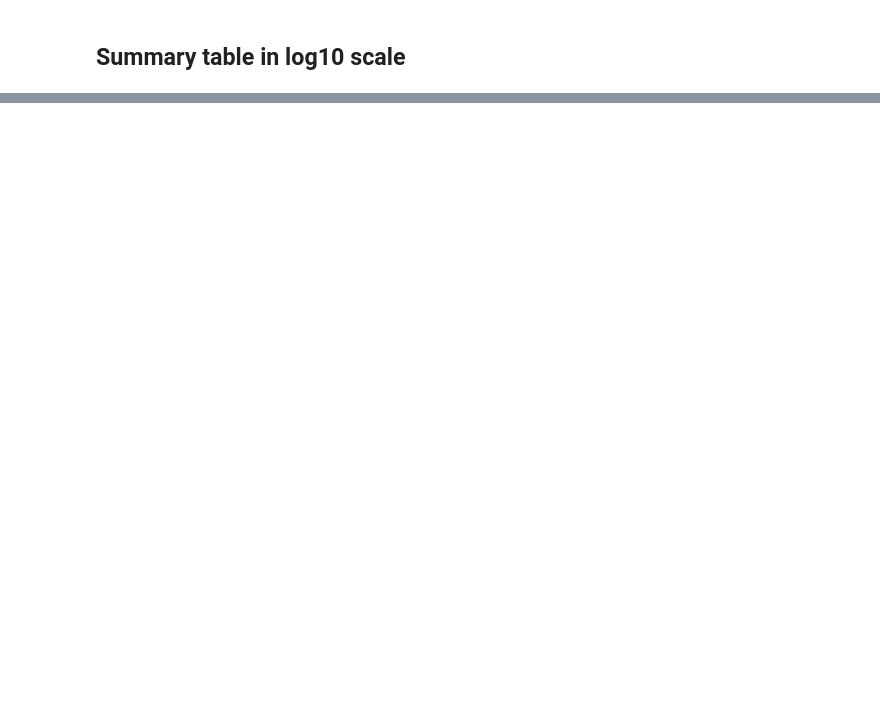
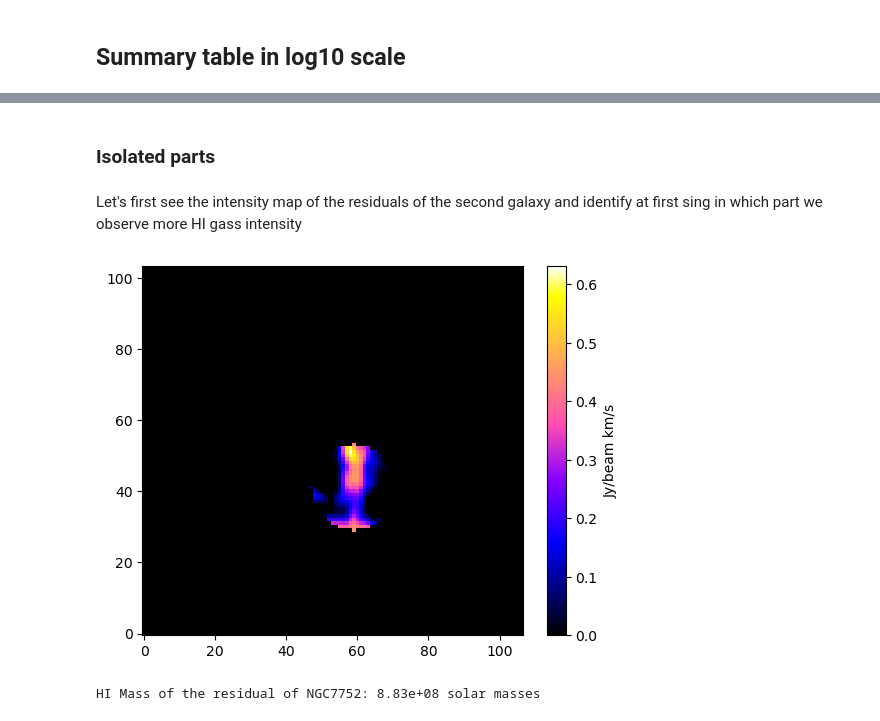
Before and after one commit to AnyelTars/Galaxies-Dynamics-WSRT, a Jupyter notebook: HI-mass-per-galaxy/HImass.ipynb, the cells around one changed output, grey strips where cells are left out. Cells and saved outputs as stored; diff of their text form; code cells hidden in the pictures; blank space fills up the shorter version.

Commit message:
HI mass of the models and the observational data for each galaxy of the system

```diff
--- a/HI-mass-per-galaxy/HImass.ipynb
+++ b/HI-mass-per-galaxy/HImass.ipynb
@@ -193 +191,18 @@ print("Residuals are shown with separate sign and logarithmic absolute value.")
 Residuals are shown with separate sign and logarithmic absolute value.
+# %% [markdown]
+### Isolated parts
+# %% [markdown]
+Let's first see the intensity map of the residuals of the second galaxy and identify at first sing in which part we observe more HI gass intensity
+# %%
+mom0_ngc7752_residual = np.nansum(data_ngc7752-data_model_ngc7752, axis=0) * abs(header_ngc7752['CDELT3']) * 1e-3 # Jy/beam km/s
+# %%
+plt.imshow(np.where(mom0_ngc7752_residual<0, 0, mom0_ngc7752_residual), origin='lower', cmap='gnuplot2')
+plt.colorbar(label='Jy/beam km/s')
+plt.show()
+# %% [output]
+[figure, added]
+# %%
+HImassreisudual_ngc7752=computeHImass(data_ngc7752-data_model_ngc7752, header_ngc7752)
+print(f"HI Mass of the residual of NGC7752: {format(HImassreisudual_ngc7752, ".2e")} solar masses")
+# %% [output]
+HI Mass of the residual of NGC7752: 8.83e+08 solar masses
```
Also changed, not shown: parts of 2 cells of this notebook.
